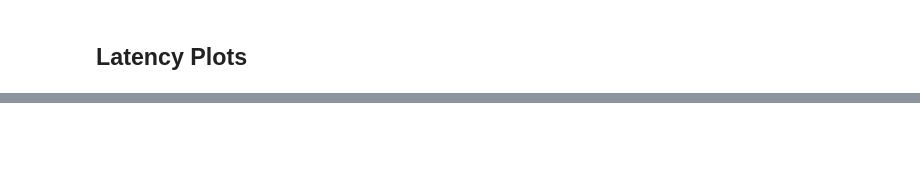
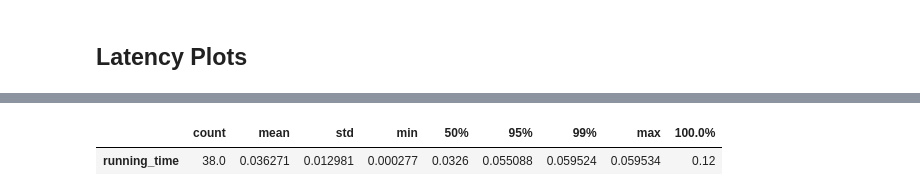
Before and after one commit to ARM-software/lisa, a Jupyter notebook: ipynb/examples/trace_analysis/TraceAnalysis_TasksLatencies.ipynb, the cells around one changed output, grey strips where cells are left out. Cells and saved outputs as stored; diff of their text form; code cells hidden in the pictures; blank space fills up the shorter version.

```diff
--- a/ipynb/examples/trace_analysis/TraceAnalysis_TasksLatencies.ipynb
+++ b/ipynb/examples/trace_analysis/TraceAnalysis_TasksLatencies.ipynb
@@ -273,0 +476,6 @@ trace.analysis.latency.plotLatencyBands('ramp')
+# %%
+# Plot statistics on task running times
+runtimes_df.T
+# %% [output]
+|  | count | mean | std | min | 50% | 95% | 99% | max | 100.0% |
+| running_time | 38.0 | 0.036271 | 0.012981 | 0.000277 | 0.0326 | 0.055088 | 0.059524 | 0.059534 | 0.12 |
```
Also changed, not shown: parts of 35 cells of this notebook.
